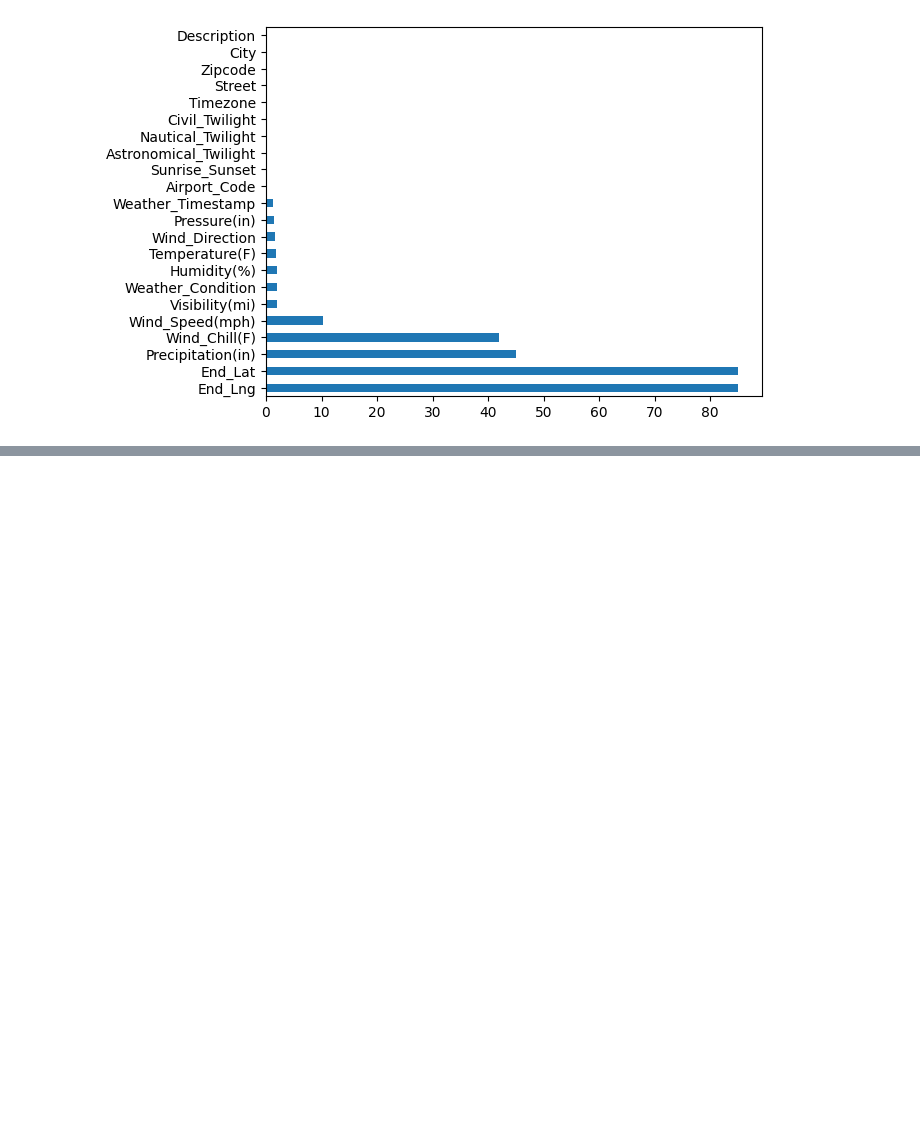
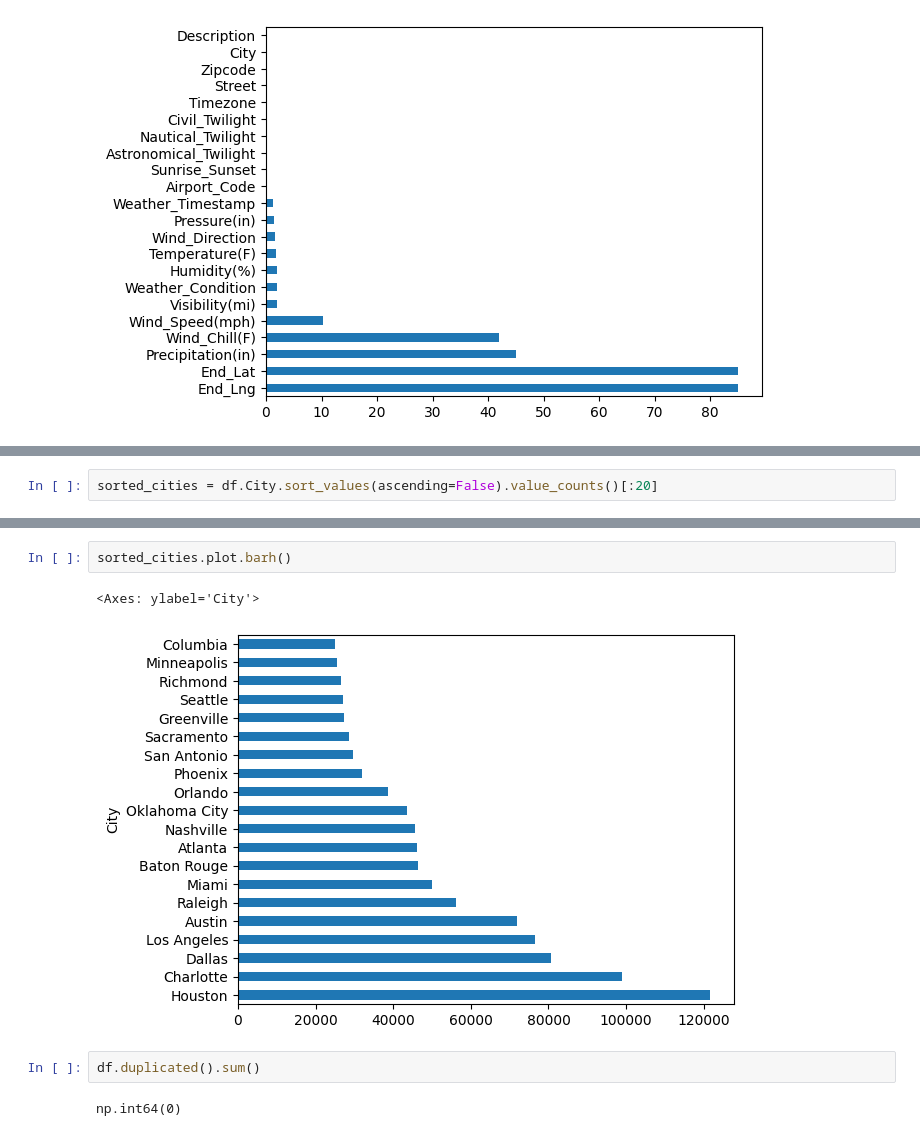
Before and after one commit to teerth-code/Exploratory-Data-Analysis-on-Accidents-in-America, a Jupyter notebook: eda.ipynb, the cells around one changed output, grey strips where cells are left out. Saved outputs shown, nothing was run; the diff lists cells and outputs as text; blank space fills up the shorter version.

```diff
--- a/eda.ipynb
+++ b/eda.ipynb
@@ -372,0 +378,2 @@ percentage_missing_df.plot.barh()
+# %%
+sorted_cities = df.City.sort_values(ascending=False).value_counts()[:20]
@@ -372,0 +402,9 @@ percentage_missing_df.plot.barh()
+# %%
+sorted_cities.plot.barh()
+# %% [output]
+<Axes: ylabel='City'>
+[figure, added]
+# %%
+df.duplicated().sum()
+# %% [output]
+np.int64(0)
```
Also changed, not shown: parts of 2 cells of this notebook.
